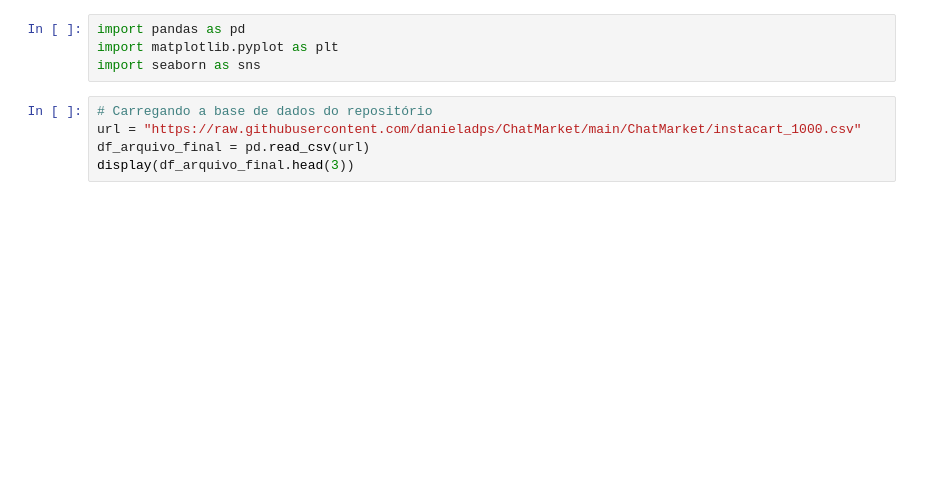
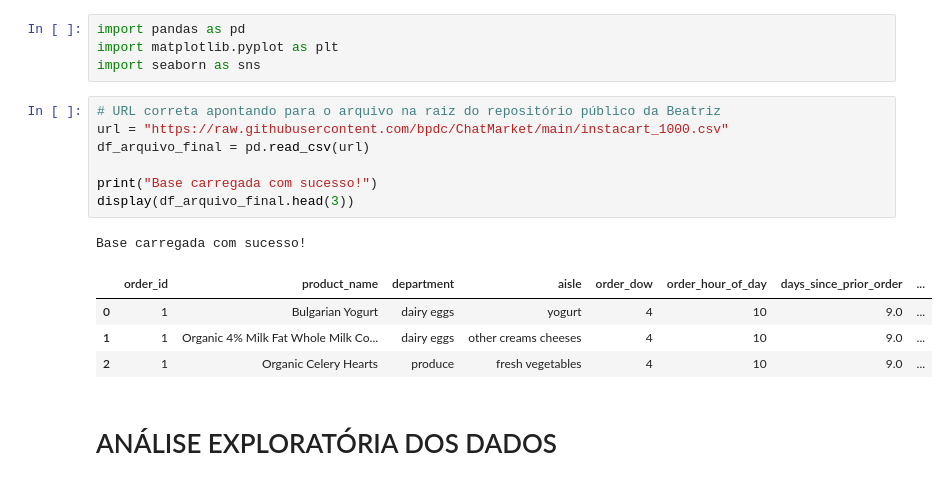
Before and after one commit to danieladps/ChatMarket, a Jupyter notebook: ChatMarket/tratamentoDados.ipynb, the cells around one changed output. Drawn from its saved outputs; the diff is of its cells as text; blank space fills up the shorter version.

```diff
--- a/ChatMarket/tratamentoDados.ipynb
+++ b/ChatMarket/tratamentoDados.ipynb
@@ -18,8 +45,18 @@ import pandas as pd
 import matplotlib.pyplot as plt
 import seaborn as sns
 # %%
-# Carregando a base de dados do repositório
-url = "https://raw.githubusercontent.com/danieladps/ChatMarket/main/ChatMarket/instacart_1000.csv"
+# URL correta apontando para o arquivo na raiz do repositório público da Beatriz
+url = "https://raw.githubusercontent.com/bpdc/ChatMarket/main/instacart_1000.csv"
 df_arquivo_final = pd.read_csv(url)
+
+print("Base carregada com sucesso!")
 display(df_arquivo_final.head(3))
+# %% [output]
+Base carregada com sucesso!
+|  | order_id | product_name | department | aisle | order_dow | order_hour_of_day | days_since_prior_order | ... |
+| 0 | 1 | Bulgarian Yogurt | dairy eggs | yogurt | 4 | 10 | 9.0 | ... |
+| 1 | 1 | Organic 4% Milk Fat Whole Milk Co... | dairy eggs | other creams cheeses | 4 | 10 | 9.0 | ... |
+| 2 | 1 | Organic Celery Hearts | produce | fresh vegetables | 4 | 10 | 9.0 | ... |
+# %% [markdown]
+# ANÁLISE EXPLORATÓRIA DOS DADOS
 # %%
```
Also changed, not shown: parts of 4 cells of this notebook.
